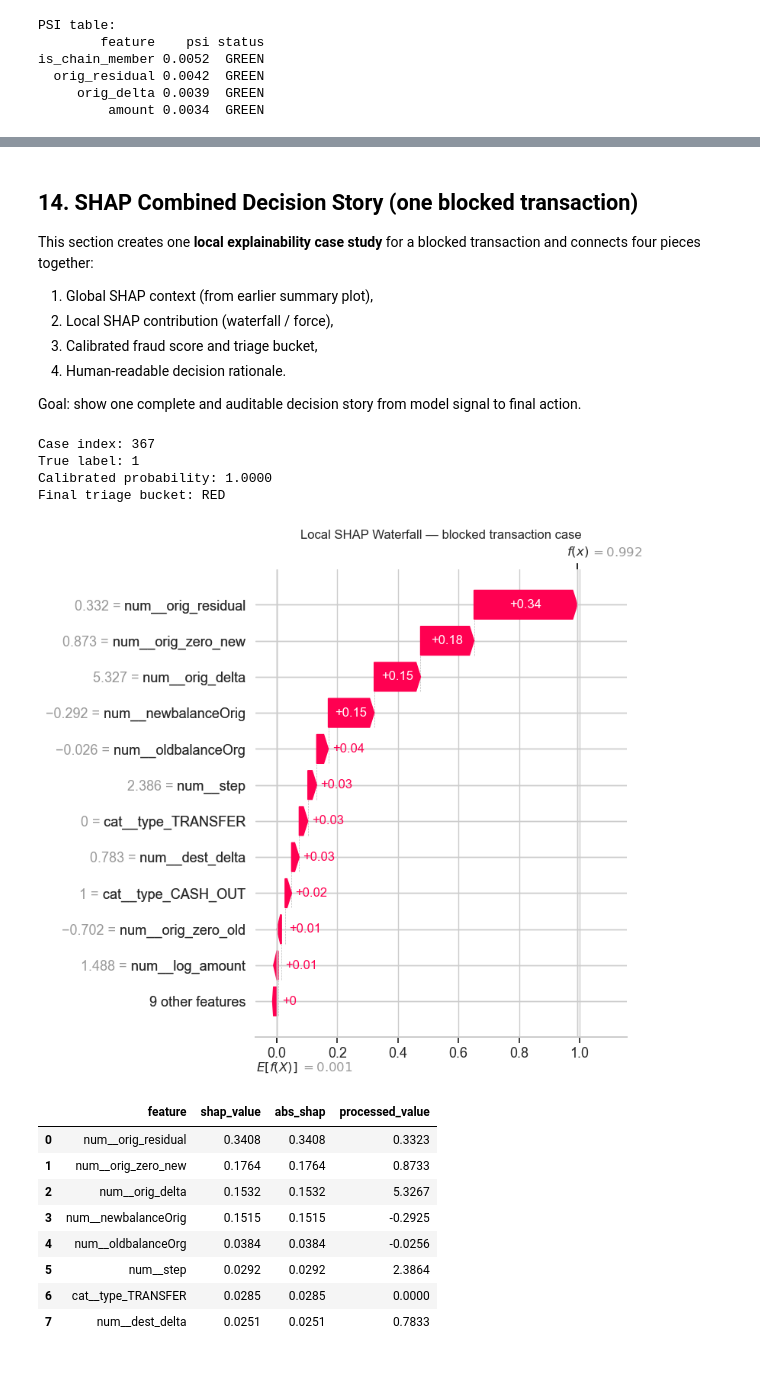
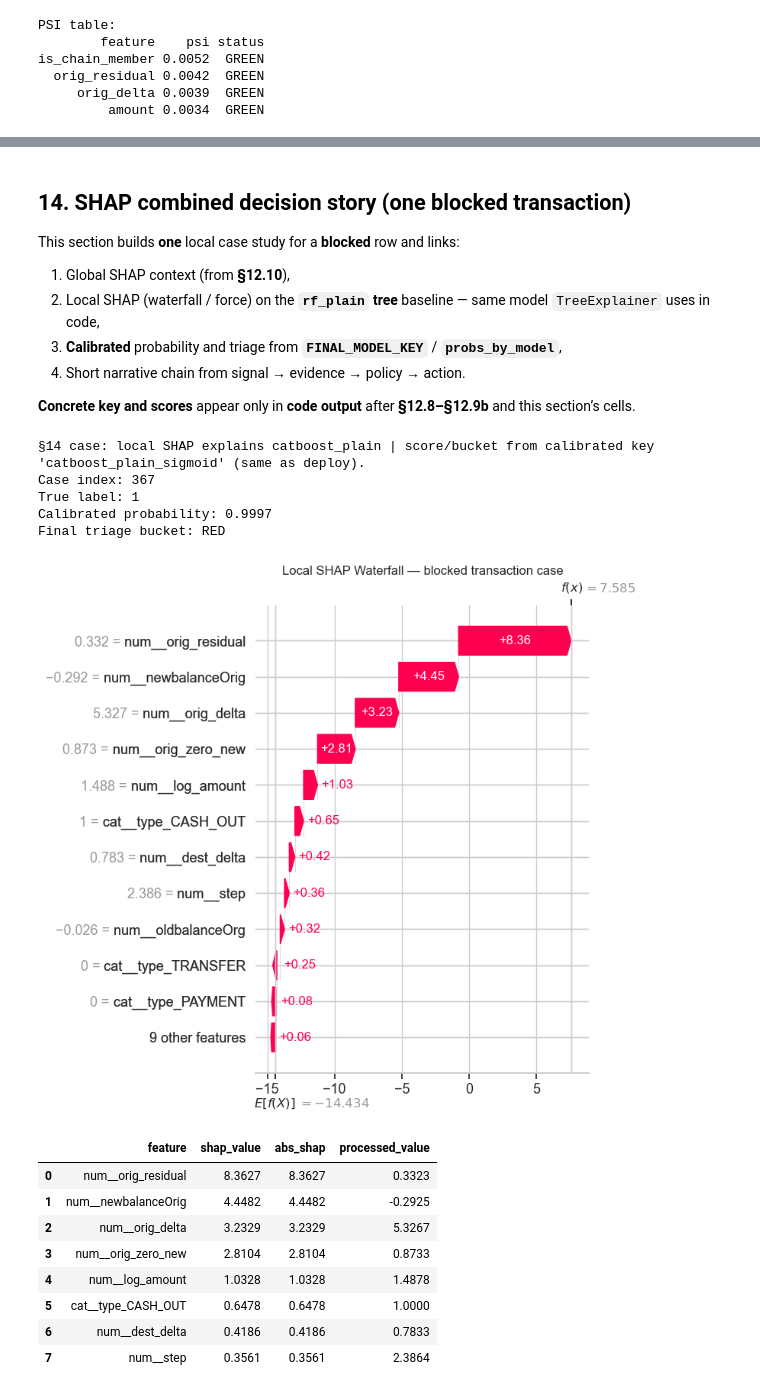
Before and after one commit to Snehasingh-21/PaySim-Fraud-Triage, a Jupyter notebook: 01_eda_paysim.ipynb, the cells around one changed output, grey strips where cells are left out. Drawn from its saved outputs; the diff is of its cells as text; code cells hidden in the pictures.

```diff
--- a/01_eda_paysim.ipynb
+++ b/01_eda_paysim.ipynb
@@ -1997,7 +1836,7 @@ It reports the best models **within the notebook presentation set** (controlled
 tbl = comparison_table.copy()
 
 # Presentation control (manual): show only what you want in the report.
-report_models = globals().get("REPORT_EXPERIMENTS", ["logreg_plain", "rf_plain", "xgb_plain"])
+report_models = globals().get("REPORT_EXPERIMENTS", ["logreg_plain", "rf_plain", "xgb_plain", "lgbm_plain"])
 if "experiment" in tbl.columns:
     tbl = tbl[tbl["experiment"].isin(report_models)].copy()
 
@@ -2019,16 +1858,23 @@ def row(exp):
 lr_p = row("logreg_plain")
 rf_p = row("rf_plain")
 xgb_p = row("xgb_plain")
+lgbm_p = row("lgbm_plain")
 
 # Optional variants (printed only if they are in the current REPORT_EXPERIMENTS)
 lr_w = row("logreg_class_weight")
 lr_s = row("logreg_smote")
 rf_w = row("rf_class_weight")
 rf_s = row("rf_smote")
+lgbm_w = row("lgbm_weighted")
 
-print("Best recall:", best_recall[0], f"({best_recall[1]:.4f})")
-print("Best precision:", best_precision[0], f"({best_precision[1]:.4f})")
-print("Best PR-AUC:", best_pr_auc[0], f"({best_pr_auc[1]:.4f})")
+print("Naming note:")
+print("  • *_plain / *_weighted / *_smote = imbalance strategy in the experiment id (not ‘no chain features’).")
+print("  • Metrics below: chain-aware models on the held-out test split (comparison_table / metrics_with_chain).")
+print()
+
+print("Best recall (REPORT_EXPERIMENTS, chain-aware):", best_recall[0], f"({best_recall[1]:.4f})")
+print("Best precision (REPORT_EXPERIMENTS, chain-aware):", best_precision[0], f"({best_precision[1]:.4f})")
+print("Best PR-AUC (REPORT_EXPERIMENTS, chain-aware):", best_pr_auc[0], f"({best_pr_auc[1]:.4f})")
 print()
 
 # Optional variant comparisons (only if those experiments are included in REPORT_EXPERIMENTS)
@@ -2038,6 +1884,9 @@ if lr_w is not None and lr_p is not None and rf_w is not None and rf_p is not No
     print("- Random Forest:", rf_w["recall"] > rf_p["recall"], "|", round(float(rf_p["recall"]),4), "->", round(float(rf_w["recall"]),4))
 else:
     print("Class-weight variants not included in this REPORT_EXPERIMENTS view.")
+
+if lgbm_w is not None and lgbm_p is not None:
+    print("- LightGBM weighted vs plain (precision check):", round(float(lgbm_w["precision"]),4), "vs", round(float(lgbm_p["precision"]),4))
 
 if lr_s is not None and lr_p is not None and rf_s is not None and rf_p is not None:
     print()
@@ -2050,13 +1899,14 @@ else:
 
 print()
 if rf_p is not None and xgb_p is not None:
-    print("XGBoost plain vs Random Forest plain (same chain-aware features and test set):")
+    print("XGBoost plain vs Random Forest plain (plain = imbalance recipe; both use chain-aware features + same test set):")
     print("- Recall:", "RF", round(float(rf_p["recall"]),4), "| XGB", round(float(xgb_p["recall"]),4), "| RF higher?", float(rf_p["recall"]) > float(xgb_p["recall"]))
     print("- Precision:", "RF", round(float(rf_p["precision"]),4), "| XGB", round(float(xgb_p["precision"]),4), "| RF higher?", float(rf_p["precision"]) > float(xgb_p["precision"]))
     print("- PR-AUC:", "RF", round(float(rf_p["pr_auc"]),4), "| XGB", round(float(xgb_p["pr_auc"]),4), "| RF higher?", float(rf_p["pr_auc"]) > float(xgb_p["pr_auc"]))
 
 print()
 print("Recommendation for next stage:")
-print("- Move forward with one high-recall model and one best precision-PR-AUC tradeoff model (within the current presentation set).")
+print("- Keep primary models in finalist path (RF / XGB / LGBM / CatBoost plain imbalance variants on the chain-aware pipeline).")
+print("- Keep weighted/SMOTE variants as supporting stress-test models unless they also win PR-AUC/precision.")
 print("- Next, tune decision threshold using business cost of false negatives vs false positives.")
 # %% [output]
@@ -3474,14 +3965,14 @@ Operational interpretation:
 # %% [markdown]
-## 14. SHAP Combined Decision Story (one blocked transaction)
+## 14. SHAP combined decision story (one blocked transaction)
 
-This section creates one **local explainability case study** for a blocked transaction and connects four pieces together:
+This section builds **one** local case study for a **blocked** row and links:
 
-1. Global SHAP context (from earlier summary plot),
-2. Local SHAP contribution (waterfall / force),
-3. Calibrated fraud score and triage bucket,
-4. Human-readable decision rationale.
+1. Global SHAP context (from **§12.10**),
+2. Local SHAP (waterfall / force) on the **`rf_plain`** **tree** baseline — same model `TreeExplainer` uses in code,
+3. **Calibrated** probability and triage from **`FINAL_MODEL_KEY`** / **`probs_by_model`**,
+4. Short narrative chain from signal → evidence → policy → action.
 
-Goal: show one complete and auditable decision story from model signal to final action.
+**Concrete key and scores** appear only in **code output** after **§12.8–§12.9b** and this section’s cells.
 # %%
 # Build one blocked-transaction SHAP case (waterfall + optional force plot export)
 import numpy as np
@@ -3495,11 +3986,29 @@ missing = [n for n in required if n not in globals()]
 if missing:
     raise ValueError("Run Sections 12.4, 12.8, 12.9b, and 12.10 first. Missing: " + ", ".join(missing))
 
-# Use the same base model and calibrated probabilities as deployment story
-rf_base_model = experiments_with_chain["rf_plain"]["model"]
+# Resolve SHAP explainer to same model family as FINAL_MODEL_KEY.
+def _base_exp_wf(key):
+    for _s in ("_sigmoid", "_isotonic", "_uncalibrated"):
+        if key.endswith(_s):
+            return key[:-len(_s)]
+    return key
+
 if "FINAL_MODEL_KEY" not in globals() or FINAL_MODEL_KEY not in probs_by_model:
     raise ValueError("FINAL_MODEL_KEY missing from probs_by_model. Re-run 12.8/12.9b.")
+
+_wf_exp = _base_exp_wf(FINAL_MODEL_KEY)
+if _wf_exp in experiments_with_chain:
+    rf_base_model = experiments_with_chain[_wf_exp]["model"]
+    _wf_label = _wf_exp
+else:
+    rf_base_model = experiments_with_chain["rf_plain"]["model"]
+    _wf_label = "rf_plain (fallback)"
+    print(f"WARNING: {_wf_exp} not in experiments_with_chain; falling back to rf_plain")
+
 cal_probs = np.asarray(probs_by_model[FINAL_MODEL_KEY], dtype=np.float64)
+print(
+    f"§14 case: local SHAP explains {_wf_label} | score/bucket from calibrated key {FINAL_MODEL_KEY!r} (same as deploy)."
+)
 triage = np.asarray(final_bucket).astype(str)
 y_true = np.asarray(y_test).astype(int)
 
@@ -3542,44 +4051,45 @@ print(f"Final triage bucket: {triage[case_idx]}")
 
 # Waterfall plot (best for static/PDF export)
 plt.figure(figsize=(10, 6))
 shap.plots.waterfall(exp, max_display=12, show=False)
 plt.title("Local SHAP Waterfall — blocked transaction case")
 plt.tight_layout()
 plt.show()
 
 # Optional: build force plot dynamically (no PNG save)
 try:
     _ = shap.force_plot(base_value, sv, X_proc_df.iloc[case_idx], matplotlib=True, show=False)
     plt.title("Local SHAP Force Plot — blocked transaction case")
     plt.tight_layout()
     plt.close()
 except Exception:
     pass
 
 # Top contributors table for discussion
 top_idx = np.argsort(np.abs(sv))[::-1][:8]
 top_df = pd.DataFrame({
     "feature": [proc_feature_names[i] for i in top_idx],
     "shap_value": [float(sv[i]) for i in top_idx],
     "abs_shap": [float(abs(sv[i])) for i in top_idx],
     "processed_value": [float(X_proc_df.iloc[case_idx, i]) for i in top_idx],
 })
 display(top_df)
 # %% [output]
+§14 case: local SHAP explains catboost_plain | score/bucket from calibrated key 'catboost_plain_sigmoid' (same as deploy).
 Case index: 367
 True label: 1
-Calibrated probability: 1.0000
+Calibrated probability: 0.9997
 Final triage bucket: RED
-[figure, old version]
+[figure, new version]
 |  | feature | shap_value | abs_shap | processed_value |
-| 0 | num__orig_residual | 0.3408 | 0.3408 | 0.3323 |
-| 1 | num__orig_zero_new | 0.1764 | 0.1764 | 0.8733 |
-| 2 | num__orig_delta | 0.1532 | 0.1532 | 5.3267 |
-| 3 | num__newbalanceOrig | 0.1515 | 0.1515 | -0.2925 |
-| 4 | num__oldbalanceOrg | 0.0384 | 0.0384 | -0.0256 |
-| 5 | num__step | 0.0292 | 0.0292 | 2.3864 |
-| 6 | cat__type_TRANSFER | 0.0285 | 0.0285 | 0.0000 |
-| 7 | num__dest_delta | 0.0251 | 0.0251 | 0.7833 |
+| 0 | num__orig_residual | 8.3627 | 8.3627 | 0.3323 |
+| 1 | num__newbalanceOrig | 4.4482 | 4.4482 | -0.2925 |
+| 2 | num__orig_delta | 3.2329 | 3.2329 | 5.3267 |
+| 3 | num__orig_zero_new | 2.8104 | 2.8104 | 0.8733 |
+| 4 | num__log_amount | 1.0328 | 1.0328 | 1.4878 |
+| 5 | cat__type_CASH_OUT | 0.6478 | 0.6478 | 1.0000 |
+| 6 | num__dest_delta | 0.4186 | 0.4186 | 0.7833 |
+| 7 | num__step | 0.3561 | 0.3561 | 2.3864 |
 # %% [markdown]
 ### 14.1 Discussion — why this transaction was blocked
 
```
Also changed, not shown: parts of 68 cells of this notebook, 16 other files.
